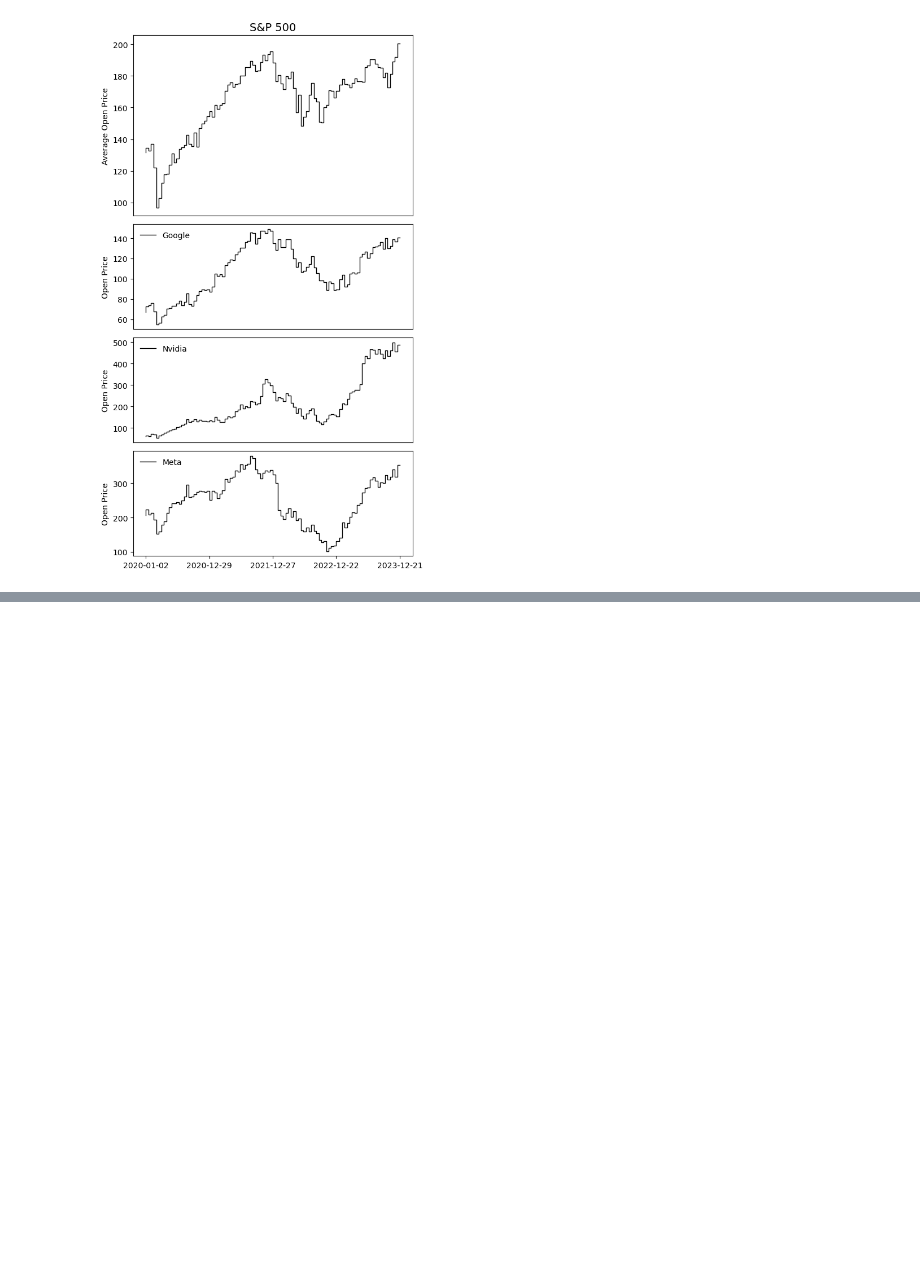
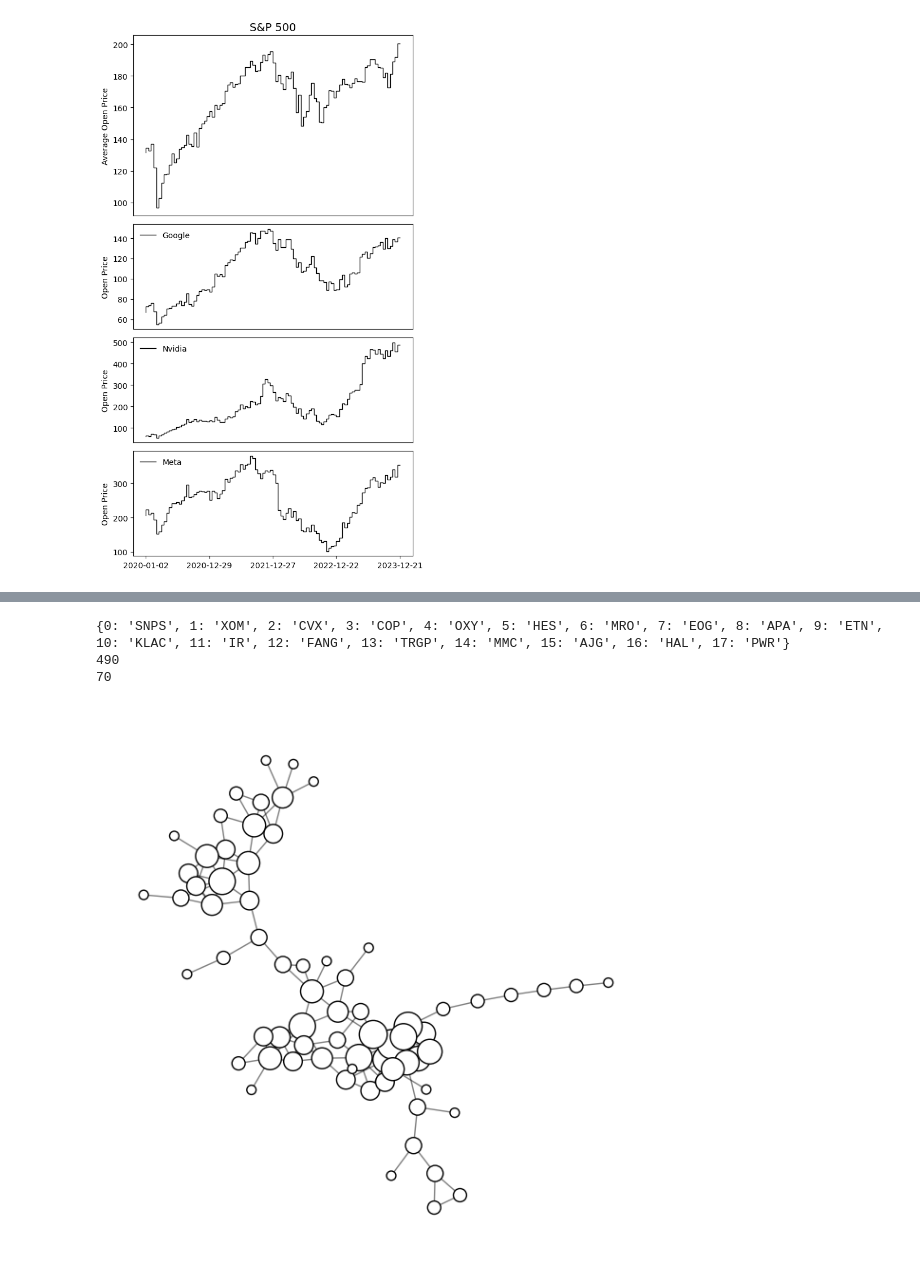
Before and after one commit to spanadiel/spanadiel.github.io, a Jupyter notebook: blogposts/stocks/material/stock-networks.ipynb, the cells around one changed output, grey strips where cells are left out. Saved outputs shown, nothing was run; the diff lists cells and outputs as text; code cells hidden in the pictures; blank space fills up the shorter version.

```diff
--- a/blogposts/stocks/material/stock-networks.ipynb
+++ b/blogposts/stocks/material/stock-networks.ipynb
@@ -143,0 +107,28 @@ plt.savefig('stocks-network-22.png', dpi=300)
+# %%
+matrix = data.corr()
+G = build_stock_network(matrix.to_numpy(), 0.955)
+Gcc = sorted(nx.connected_components(G), key=len, reverse=True)
+Gc = G.subgraph(Gcc[0])
+
+pos = nx.kamada_kawai_layout(Gc)
+labels = {n: matrix.index[n] for n in Gc.nodes if Gc.degree(n) > 5}
+labels_int = {n: i for i, n in enumerate(labels.keys())}
+labels_name = {i: matrix.index[n] for i, n in enumerate(labels.keys())}
+print(labels_name)
+
+plt.figure(figsize=(6, 6))
+nx.draw_networkx_nodes(Gc, pos, node_size=[Gc.degree(n)*50 for n in Gc.nodes], node_color='white', edgecolors='k', linewidths=1)
+nx.draw_networkx_edges(Gc, pos, width=1, edge_color='k', alpha=0.5)
+
+plt.axis('equal')
+plt.axis('off')
+
+print(len(matrix))
+print(len(Gc))
+plt.tight_layout()
+plt.savefig('stocks-preview.png', dpi=300)
+# %% [output]
+{0: 'SNPS', 1: 'XOM', 2: 'CVX', 3: 'COP', 4: 'OXY', 5: 'HES', 6: 'MRO', 7: 'EOG', 8: 'APA', 9: 'ETN', 10: 'KLAC', 11: 'IR', 12: 'FANG', 13: 'TRGP', 14: 'MMC', 15: 'AJG', 16: 'HAL', 17: 'PWR'}
+490
+70
+[figure, added]
```
Also changed, not shown: parts of 2 cells of this notebook, 1 other file.
